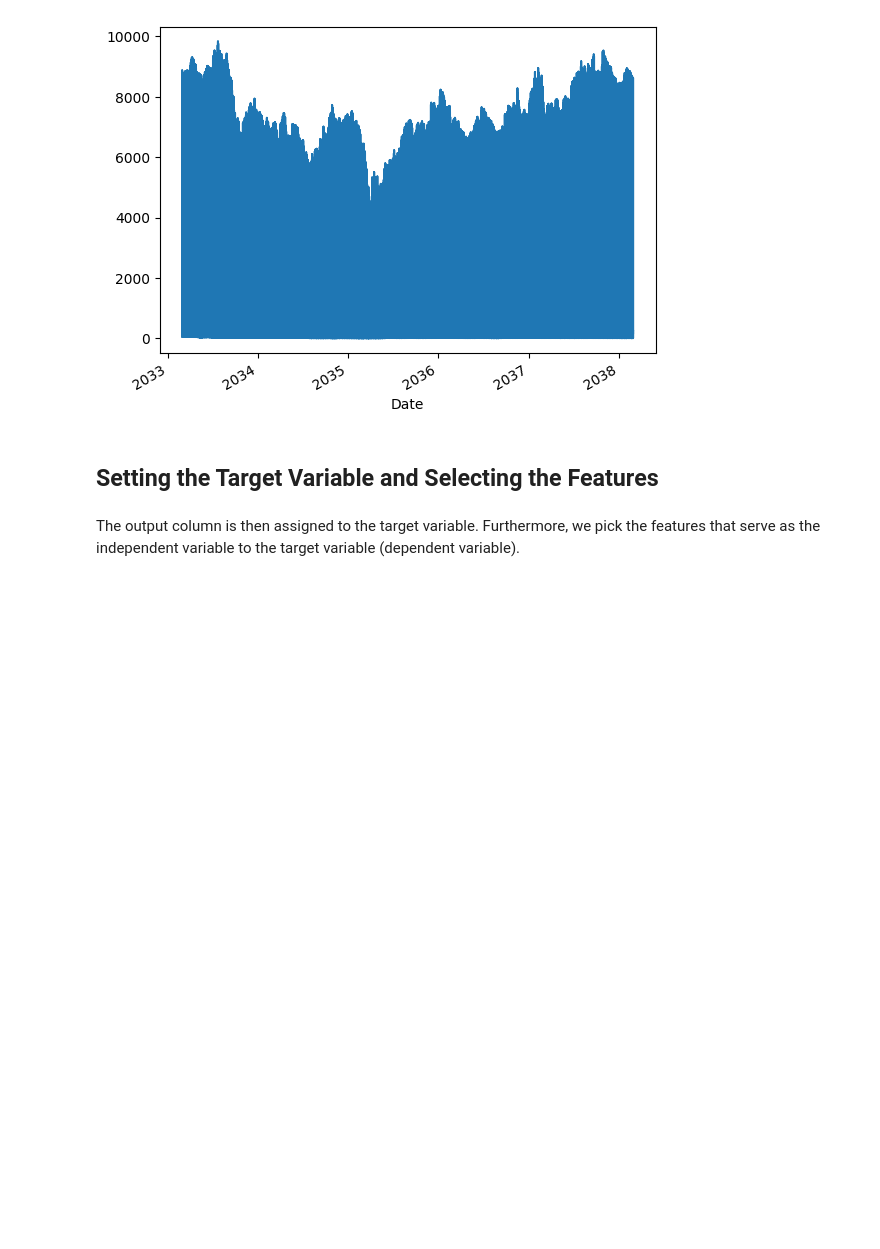
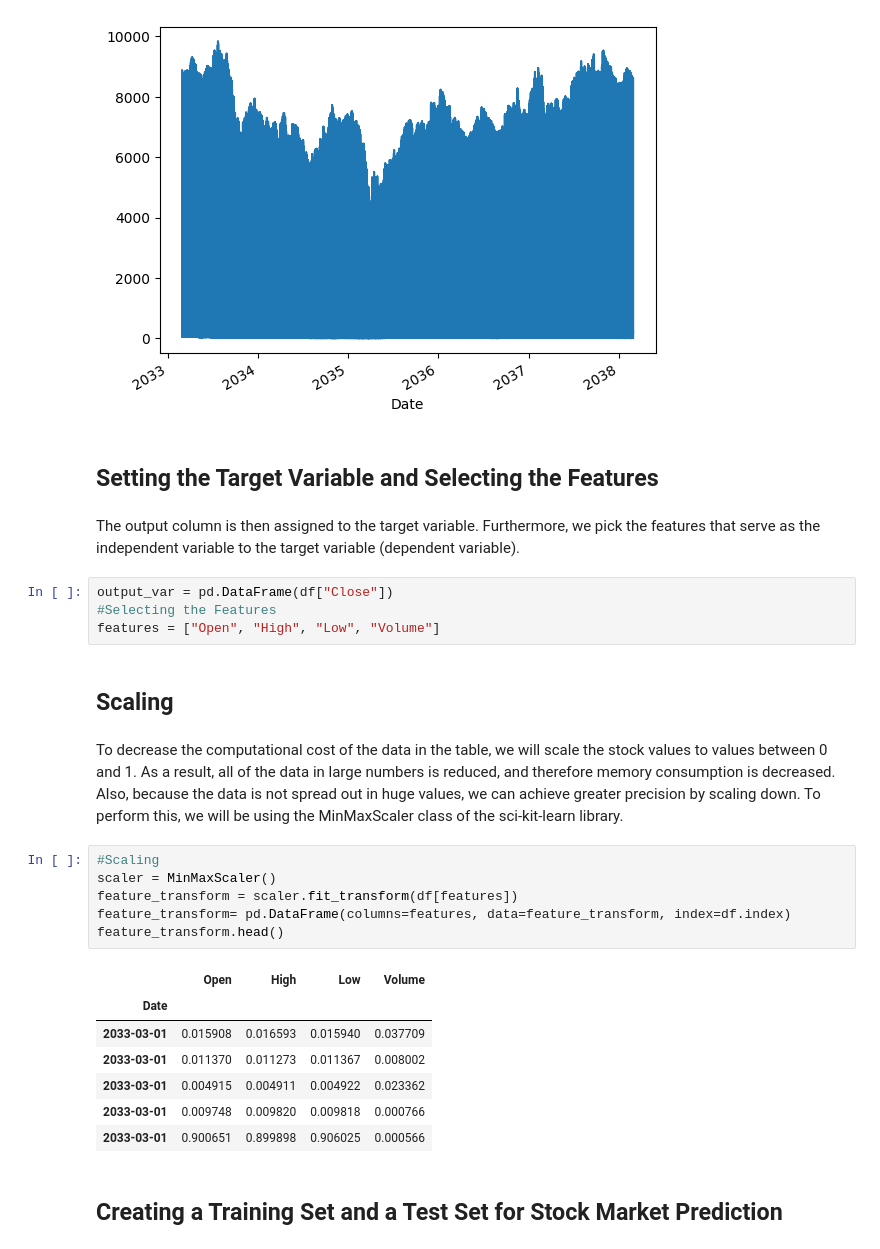
Before and after one commit to AlazarG19/Mosaic-Close-Price-Prediction-Kaggle-Competition, a Jupyter notebook: LSTMappraoch.ipynb, the cells around one changed output. Saved outputs shown, nothing was run; the diff lists cells and outputs as text; blank space fills up the shorter version.

```diff
--- a/LSTMappraoch.ipynb
+++ b/LSTMappraoch.ipynb
@@ -74,3 +75,27 @@ df["Close"].plot(kind="line");
 # %% [markdown]
 The output column is then assigned to the target variable.
 Furthermore, we pick the features that serve as the independent variable to the target variable (dependent variable).
+# %%
+output_var = pd.DataFrame(df["Close"])
+#Selecting the Features
+features = ["Open", "High", "Low", "Volume"]
+# %% [markdown]
+## Scaling
+# %% [markdown]
+To decrease the computational cost of the data in the table, we will scale the stock values to values between 0 and 1. As a result, all of the data in large numbers is reduced, and therefore memory consumption is decreased. Also, because the data is not spread out in huge values, we can achieve greater precision by scaling down. To perform this, we will be using the MinMaxScaler class of the sci-kit-learn library.
+# %%
+#Scaling
+scaler = MinMaxScaler()
+feature_transform = scaler.fit_transform(df[features])
+feature_transform= pd.DataFrame(columns=features, data=feature_transform, index=df.index)
+feature_transform.head()
+# %% [output]
+|  | Open | High | Low | Volume |
+| Date |  |  |  |  |
+| 2033-03-01 | 0.015908 | 0.016593 | 0.015940 | 0.037709 |
+| 2033-03-01 | 0.011370 | 0.011273 | 0.011367 | 0.008002 |
+| 2033-03-01 | 0.004915 | 0.004911 | 0.004922 | 0.023362 |
+| 2033-03-01 | 0.009748 | 0.009820 | 0.009818 | 0.000766 |
+| 2033-03-01 | 0.900651 | 0.899898 | 0.906025 | 0.000566 |
+# %% [markdown]
+## Creating a Training Set and a Test Set for Stock Market Prediction
```
Also changed, not shown: parts of 20 cells of this notebook, 1 other file.
